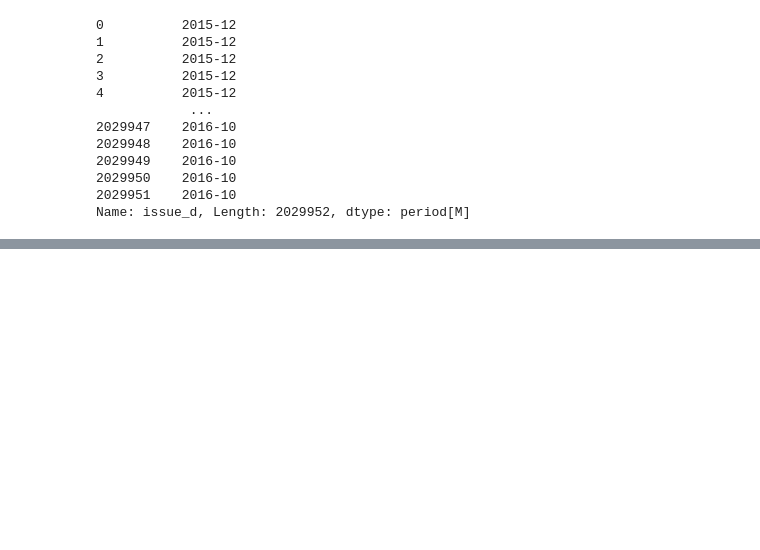
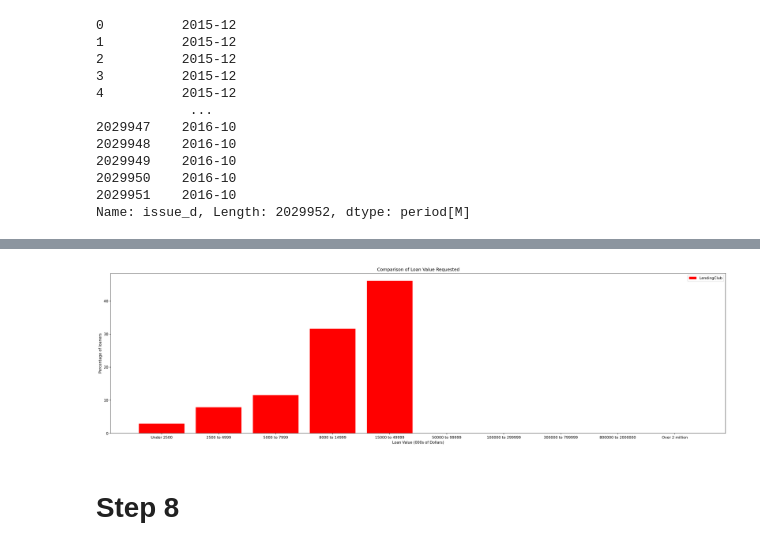
Before and after one commit to agnim25/citadel_summer_datathon_2022, a Jupyter notebook: saturday_6.ipynb, the cells around one changed output, grey strips where cells are left out. Cells and saved outputs as stored; diff of their text form; code cells hidden in the pictures; blank space fills up the shorter version.

```diff
--- a/saturday_6.ipynb
+++ b/saturday_6.ipynb
@@ -293,0 +357,3 @@ plt.show()
+# %%
+loan_range_labels = ['Under 2500', '2500 to 4999', '5000 to 7999', '8000 to 14999', '15000 to 49999',
+                     '50000 to 99999', '100000 to 299999', '300000 to 799999', '800000 to 2000000', 'Over 2 million']
@@ -293,0 +408,7 @@ plt.show()
+# %%
+total_lc_loan = sum(loan_range_lc)
+
+for i in range(len(loan_range_lc)):
+    loan_range_lc[i] = loan_range_lc[i] / total_lc_loan * 100
+
+loan_range_lc
@@ -293,0 +442,18 @@ plt.show()
+# %%
+plt.figure(figsize=(30, 8), dpi=150)
+plt.style.use('seaborn-deep')
+
+plt.bar(loan_range_labels, loan_range_lc,
+         label='LendingClub', color="red")
+
+plt.legend(loc='upper right')
+
+plt.xlabel('Loan Value (000s of Dollars)')
+plt.ylabel('Percentage of loaners')
+
+plt.title('Comparison of Loan Value Requested')
+plt.show()
+# %% [output]
+[figure, added]
+# %% [markdown]
+# Step 8
```
Also changed, not shown: parts of 25 cells of this notebook.
